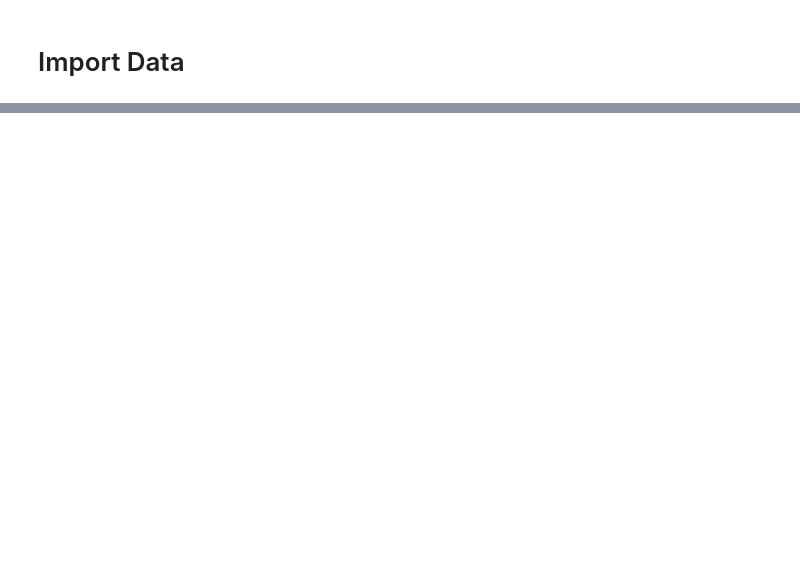
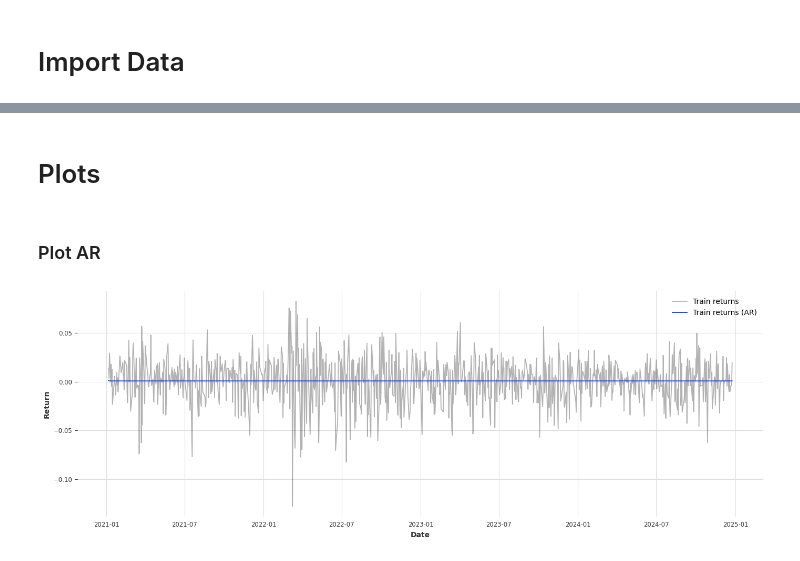
Before and after one commit to vmpierluisi/hybrid-ts, a Jupyter notebook: notebooks/hybrid_ts.ipynb, the cells around one changed output, grey strips where cells are left out. Drawn from its saved outputs; the diff is of its cells as text; code cells hidden in the pictures; blank space fills up the shorter version.

```diff
--- a/notebooks/hybrid_ts.ipynb
+++ b/notebooks/hybrid_ts.ipynb
@@ -112,18 +61,0 @@ HPU available: False, using: 0 HPUs
-# %%
-# Align residuals (predictions start after input_chunk_length=7)
-pred_start_idx = 16  # input_chunk_length
-real_residuals_aligned = residuals.values().flatten()[pred_start_idx:]
-pred_residuals = residual_pred.values().flatten()
-
-# Calculate MSE
-mask = ~np.isnan(real_residuals_aligned) & ~np.isnan(pred_residuals)
-mse_residuals = np.mean((real_residuals_aligned[mask] - pred_residuals[mask]) ** 2)
-
-plt.figure(figsize=(14, 5))
-time_idx = np.arange(len(real_residuals_aligned))
-sns.lineplot(x=time_idx, y=real_residuals_aligned, alpha=0.3, label="Train set residuals")
-sns.lineplot(x=time_idx, y=pred_residuals, label="Predicted train set residuals")
-
-plt.xlabel("Time index")
-plt.ylabel("Residual")
-plt.show()
@@ -481,0 +419,14 @@ MSE AR(1) * TCN (true hybrid): 0.0005040198783434201
+# %% [markdown]
+# Plots
+# %% [markdown]
+### Plot AR
+# %%
+plt.figure(figsize=(14, 5))
+sns.lineplot(x = y_train.index, y = y_train, alpha = 0.3, label = "Train returns")
+sns.lineplot(x = y_train.index, y = ar_results[1]["predictions"].univariate_values(), label = "Train returns (AR)")
+plt.xlabel("Date")
+plt.ylabel("Return")
+plt.legend()
+plt.tight_layout()
+# %% [output]
+[figure, added]
```
Also changed, not shown: parts of 40 cells of this notebook, 5 other files.
